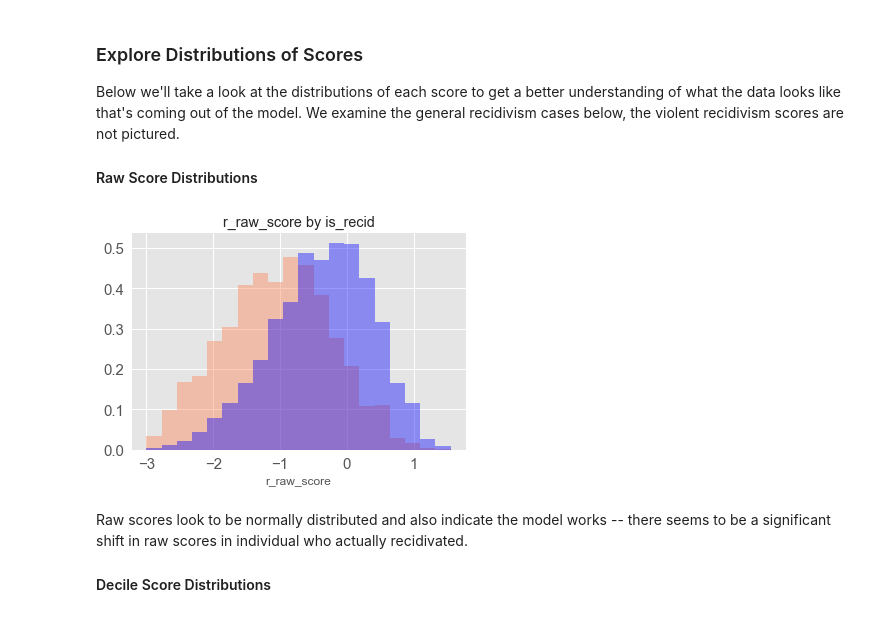
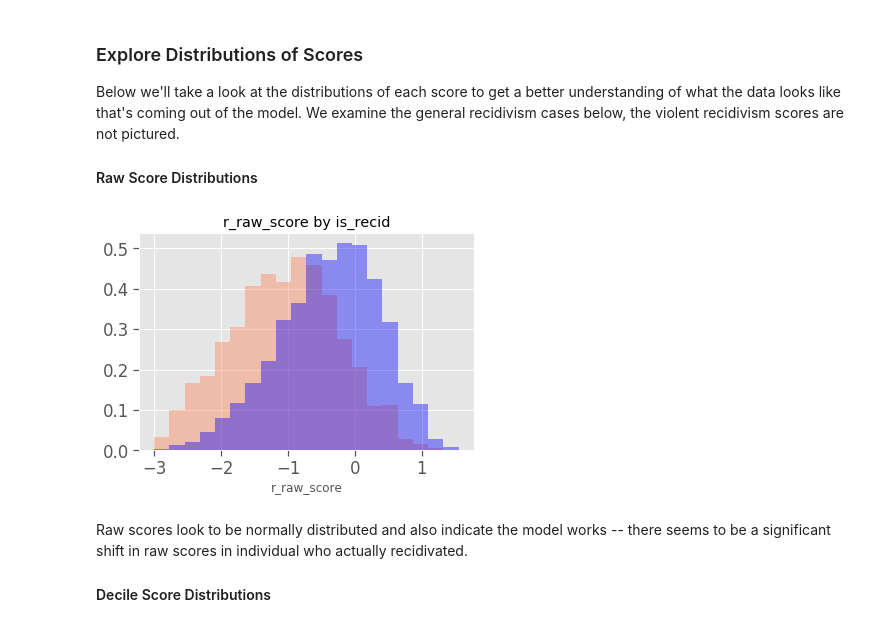
Before and after one commit to pmbaumgartner/binder-notebooks, a Jupyter notebook: output-transformations-roc-impact.ipynb, the cells around one changed output. Cells and saved outputs as stored; diff of their text form; code cells hidden in the pictures.

```diff
--- a/output-transformations-roc-impact.ipynb
+++ b/output-transformations-roc-impact.ipynb
@@ -58,8 +71,24 @@ compas_recid_v = read_pp_compas_data('https://raw.githubusercontent.com/propubli
 # %%
-compas_recid_simple = compas_recid[['first', 'last', 'compas_screening_date', 'decile_score', 'score_text', 'is_recid']]
-compas_recid_v_simple = compas_recid_v[['first', 'last', 'compas_screening_date', 'v_decile_score', 'v_score_text', 'is_violent_recid']]
+compas_recid_simple = compas_recid[
+    ["first", "last", "compas_screening_date", "decile_score", "score_text", "is_recid"]
+]
+compas_recid_v_simple = compas_recid_v[
+    [
+        "first",
+        "last",
+        "compas_screening_date",
+        "v_decile_score",
+        "v_score_text",
+        "is_violent_recid",
+    ]
+]
 
-compas_scores = pd.merge(compas_recid_simple, compas_recid_v_simple, on=['first', 'last', 'compas_screening_date'], how='outer')
+compas_scores = pd.merge(
+    compas_recid_simple,
+    compas_recid_v_simple,
+    on=["first", "last", "compas_screening_date"],
+    how="outer",
+)
 # %%
 compas_scores.head()
 # %% [output]
@@ -94,10 +127,16 @@ def read_compas_raw(csv_url):
 
     return d_recid, d_viol
 # %%
-recid_raw, viol_raw = read_compas_raw('https://raw.githubusercontent.com/propublica/compas-analysis/master/compas-scores-raw.csv')
+recid_raw, viol_raw = read_compas_raw(
+    "https://raw.githubusercontent.com/propublica/compas-analysis/master/compas-scores-raw.csv"
+)
 # %%
-complete_scores = pd.merge(compas_scores, recid_raw, on=['first', 'last', 'compas_screening_date'], how='left')
-complete_scores = pd.merge(complete_scores, viol_raw, on=['first', 'last', 'compas_screening_date'], how='left')
+complete_scores = pd.merge(
+    compas_scores, recid_raw, on=["first", "last", "compas_screening_date"], how="left"
+)
+complete_scores = pd.merge(
+    complete_scores, viol_raw, on=["first", "last", "compas_screening_date"], how="left"
+)
 # %%
 complete_scores.head()
 # %% [output]
@@ -125,21 +164,22 @@ Below we'll take a look at the distributions of each score to get a better under
 # %%
 def bin_plot(df, values_column, binary_by_column, n_bins=25, bins=None):
     d_true = df.loc[lambda x: x[binary_by_column] == True][values_column]
     d_false = df.loc[lambda x: x[binary_by_column] == False][values_column]
 
     d_min, d_max = df[values_column].min(), df[values_column].max()
 
     if not bins:
         bins = np.arange(d_min, d_max, (d_max + 1 - d_min) / n_bins)
 
     fig, ax = plt.subplots()
-    sns.distplot(d_false, ax=ax, bins=bins, kde=False, norm_hist=True, color='coral')
-    sns.distplot(d_true, ax=ax, bins=bins, kde=False, norm_hist=True, color='blue')
-    sns.plt.title("%s by %s" % (values_column, binary_by_column));
+    sns.distplot(d_false, ax=ax, bins=bins, kde=False, norm_hist=True, color="coral")
+    sns.distplot(d_true, ax=ax, bins=bins, kde=False, norm_hist=True, color="blue")
+    ax.set_title("%s by %s" % (values_column, binary_by_column))
 
-bin_plot(complete_scores, 'r_raw_score', 'is_recid')
+
+bin_plot(complete_scores, "r_raw_score", "is_recid")
 # %% [output]
-[figure, old version]
+[figure, new version]
 # %% [markdown]
 Raw scores look to be normally distributed and also indicate the model works -- there seems to be a significant shift in raw scores in individual who actually recidivated.
 
```
Also changed, not shown: parts of 17 cells of this notebook, 2 other files.
